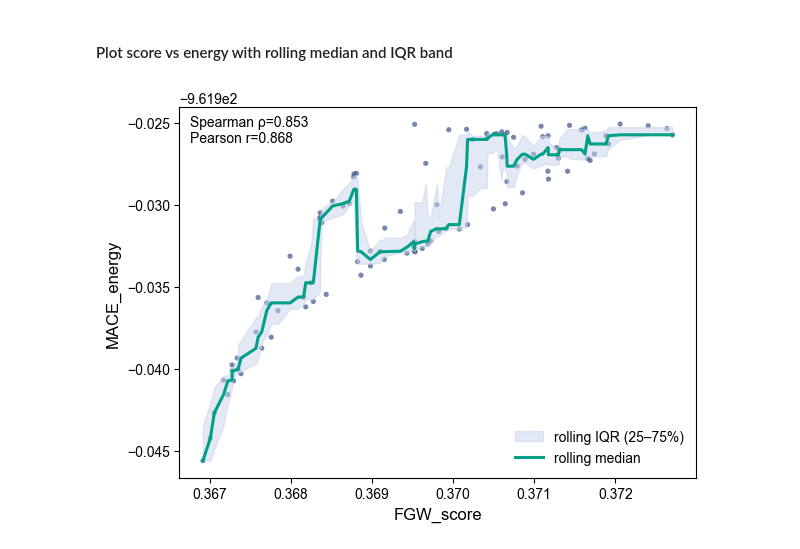
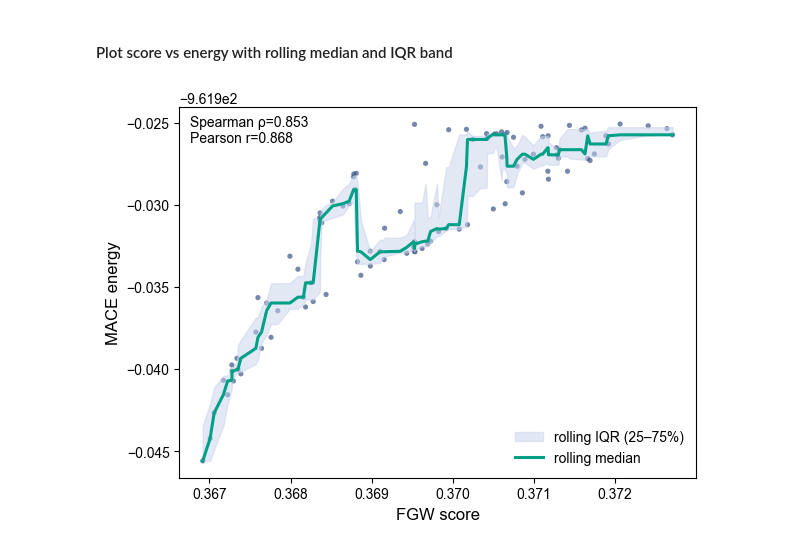
Before and after one commit to YuxuanTang2002/RegFGW, a Jupyter notebook: examples/score_energy_benchmark.ipynb, the cells around one changed output. Drawn from its saved outputs; the diff is of its cells as text; code cells hidden in the pictures.

```diff
--- a/examples/score_energy_benchmark.ipynb
+++ b/examples/score_energy_benchmark.ipynb
@@ -125,17 +125,17 @@ lo, hi = compute_rolling_band(e_sorted, window)
 # %%
 pal = palettes[palette]
 fig, ax = plt.subplots(figsize=(6.2, 4.6))
 ax.scatter(scores, energies, s=14, alpha=0.70, edgecolors="none", c=pal["scatter"])
 ax.fill_between(s_sorted, lo, hi, alpha=0.50, label="rolling IQR (25–75%)", color=pal["band"])
 ax.plot(s_sorted, trend, lw=2.2, label="rolling median", color=pal["trend"])
-ax.set_xlabel(f"FGW_score")
-ax.set_ylabel(f"MACE_energy")
+ax.set_xlabel(f"FGW score")
+ax.set_ylabel(f"MACE energy")
 txt = f"Spearman ρ={rho:.3f}\nPearson r={r:.3f}"
 ax.text(0.02, 0.98, txt, transform=ax.transAxes, va="top", ha="left",
         bbox=dict(boxstyle="round", facecolor="white", alpha=0.85, linewidth=0.0))
 ax.legend(frameon=False)
 plt.tight_layout()
 fig.savefig(Path(traj_file).with_suffix(".pdf"), bbox_inches="tight")
 plt.show()
 # %% [output]
-[figure, old version]
+[figure, new version]
```
Also changed, not shown: 1 other file.
